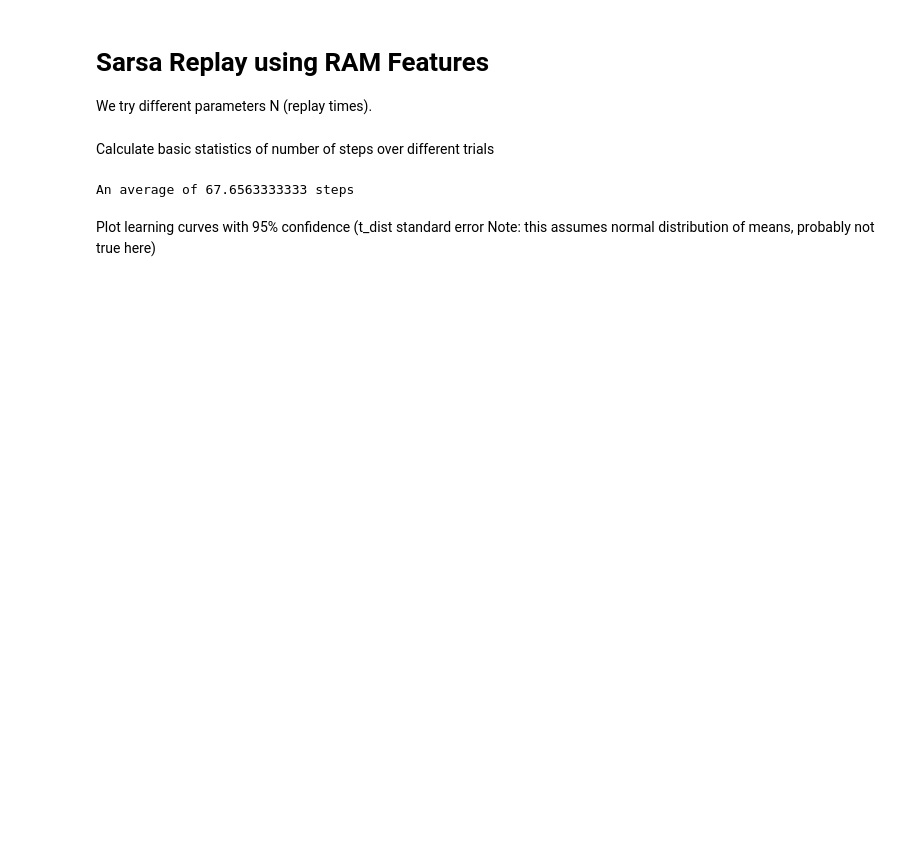
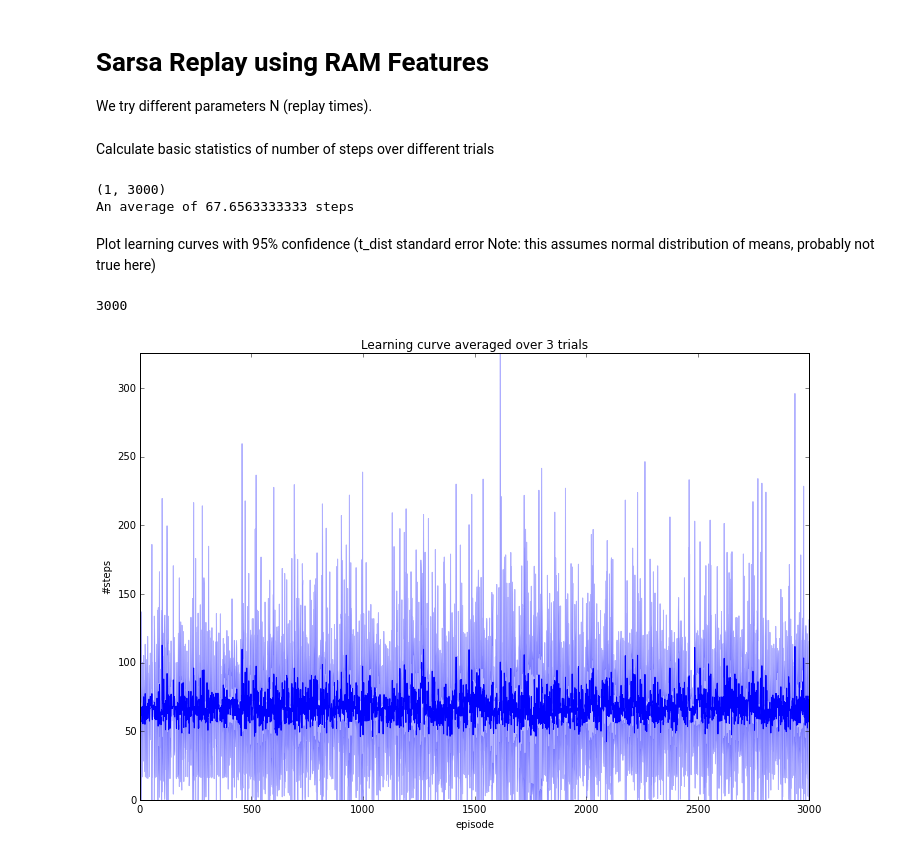
Before and after one commit to pvrancx/PyALE, a Jupyter notebook: notebooks/SarsaReplay.ipynb, the cells around one changed output. Saved outputs shown, nothing was run; the diff lists cells and outputs as text; code cells hidden in the pictures; blank space fills up the shorter version.

Commit message:
Added Replay analysis

```diff
--- a/notebooks/SarsaReplay.ipynb
+++ b/notebooks/SarsaReplay.ipynb
@@ -20,7 +20,7 @@ steps = np.zeros((Ns, numtrials, numep))
 rewards = np.zeros((Ns, numtrials, numep))
 
 for replay_idx, replay in enumerate(replay_times):
-    for trial in range(num_trials):
+    for trial in range(numtrials):
         with open(results_dir + '/replay_{}/results/replaySARSA_RAM_{}.log'.format(
                                 replay, trial+1)) as f:
             log = pickle.load(f)
@@ -30,14 +30,16 @@ for replay_idx, replay in enumerate(replay_times):
 Calculate basic statistics of number of steps over different trials
 # %%
 from scipy import stats
-mean_steps = np.mean(steps,axis=2) #average steps
+mean_steps = np.mean(steps,axis=1) #average steps
+print mean_steps.shape
 err = stats.sem(steps,axis=1) #standard error of mean
 print "An average of %s steps" % str(np.mean(mean_steps))
 
 #statistics for first 500 episodes
-mean_500 = np.mean(steps[:500:],axis=2)
-err_500 = stats.sem(steps[:500:],axis=2) #standard error of mean
+mean_500 = np.mean(steps[:500:],axis=1)
+err_500 = stats.sem(steps[:500:],axis=1) #standard error of mean
 # %% [output]
+(1, 3000)
 An average of 67.6563333333 steps
 # %% [markdown]
 
@@ -45,15 +47,19 @@ Plot learning curves with 95% confidence (t_dist standard error Note: this assum
 # %%
 plt.figure(figsize=(12,8))
 
 confidence = 0.95
 #factor for given confidence and number of trials
 t = stats.t._ppf((1+confidence)/2., numtrials-1)
 
-color='blue'
-plt.plot(mean_steps)
-plt.fill_between(np.arange(numep),(mean_steps-t*err),(mean_steps+t*err),alpha=0.3,color=color)
+for N_idx, N in enumerate(replay_times):
+    plt.plot(mean_steps[N_idx])
+    print mean_steps.size
+    plt.fill_between(np.arange(numep),(mean_steps[N_idx]-t*err[N_idx]),(mean_steps[N_idx]+t*err[N_idx]),alpha=0.3,color=color)
 
-plt.xlabel('episode')
-plt.ylabel('#steps')
-plt.ylim((0,np.max(mean_steps+t*err)))
-plt.title('Learning curve averaged over {} trials'.format(numtrials))
+    plt.xlabel('episode')
+    plt.ylabel('#steps')
+    plt.ylim((0,np.max(mean_steps+t*err)))
+    plt.title('Learning curve averaged over {} trials'.format(numtrials))
+# %% [output]
+3000
+[figure, added]
```
Also changed, not shown: parts of 4 cells of this notebook.
